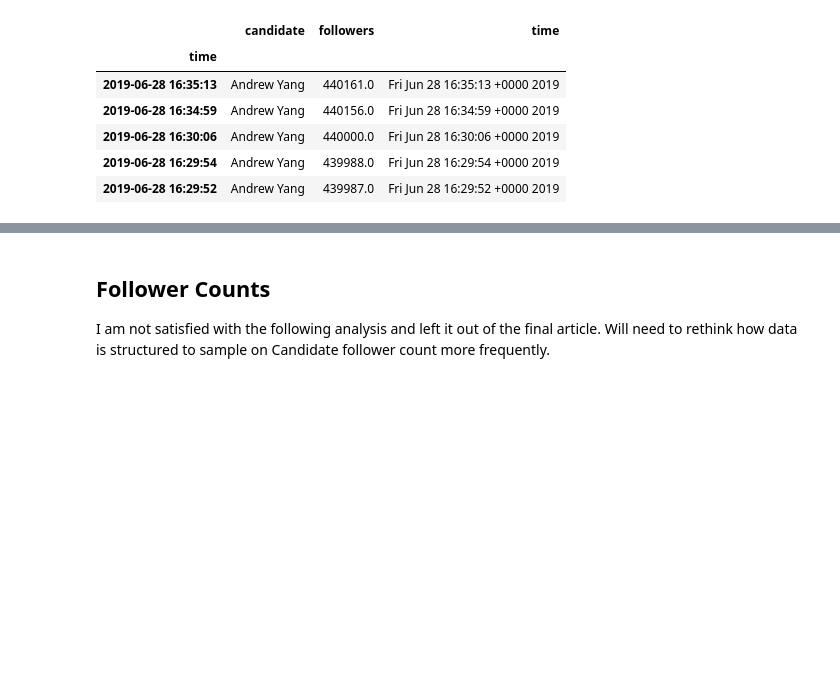
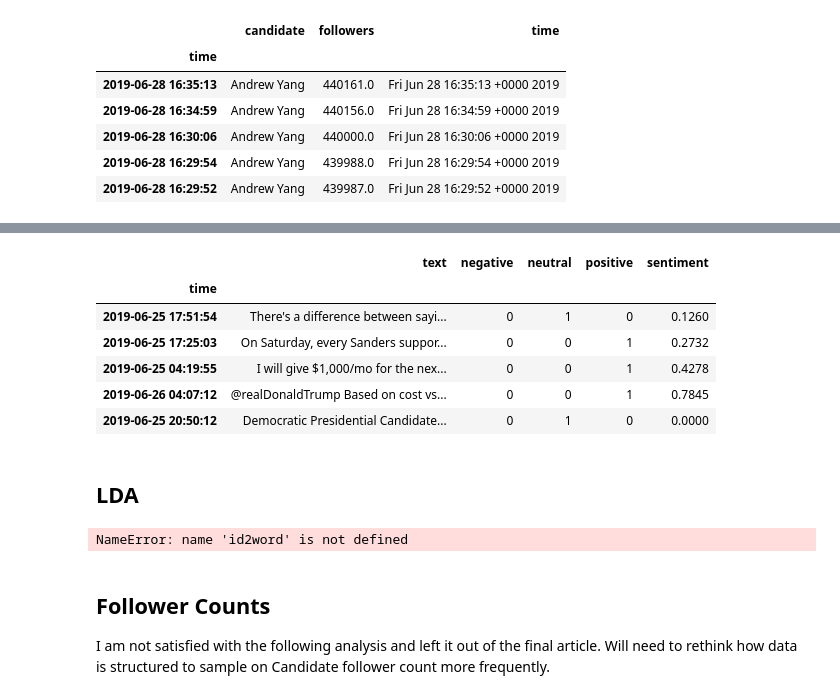
Before and after one commit to danjizquierdo/1stPrimaryDebateNight2020, a Jupyter notebook: SentimentalNotebook.ipynb, the cells around one changed output, grey strips where cells are left out. Saved outputs shown, nothing was run; the diff lists cells and outputs as text; code cells hidden in the pictures; blank space fills up the shorter version.

Commit message:
Start topic modeling

```diff
--- a/SentimentalNotebook.ipynb
+++ b/SentimentalNotebook.ipynb
@@ -132,0 +197,12 @@ rt_df.head()
+# %%
+t_df.head()
+# %% [output]
+|  | text | negative | neutral | positive | sentiment |
+| time |  |  |  |  |  |
+| 2019-06-25 17:51:54 | There's a difference between sayi... | 0 | 1 | 0 | 0.1260 |
+| 2019-06-25 17:25:03 | On Saturday, every Sanders suppor... | 0 | 0 | 1 | 0.2732 |
+| 2019-06-25 04:19:55 | I will give $1,000/mo for the nex... | 0 | 0 | 1 | 0.4278 |
+| 2019-06-26 04:07:12 | @realDonaldTrump Based on cost vs... | 0 | 0 | 1 | 0.7845 |
+| 2019-06-25 20:50:12 | Democratic Presidential Candidate... | 0 | 1 | 0 | 0.0000 |
+# %% [markdown]
+## LDA
@@ -133,3 +214,8 @@ rt_df.head()
+# %%
+model_list, coherence_values, corpus, id2word = model_topics(t_df)
+graph_coherence(coherence_values)
+# %% [output]
+NameError: name 'id2word' is not defined
 # %% [markdown]
 ## Follower Counts
 I am not satisfied with the following analysis and left it out of the final article. Will need to rethink how data is structured to sample on Candidate follower count more frequently.
```
Also changed, not shown: parts of 14 cells of this notebook.
